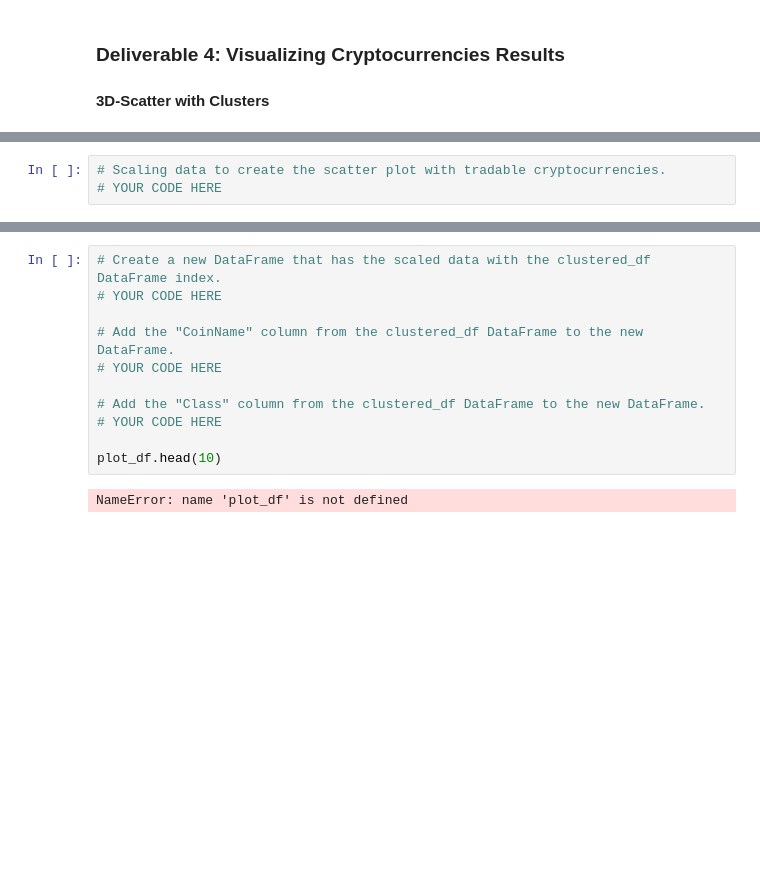
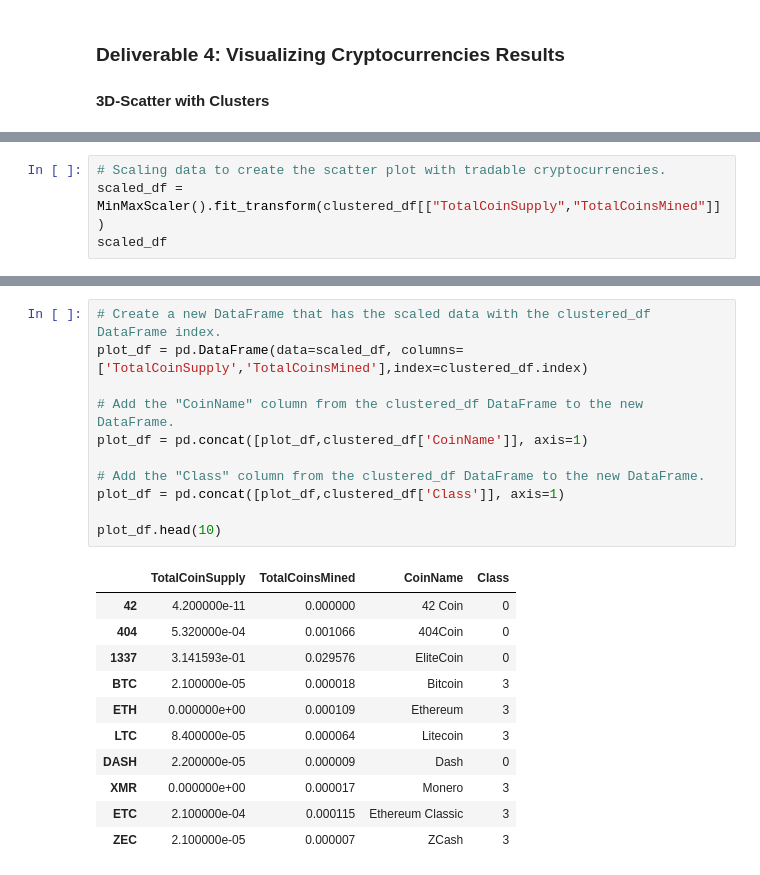
Before and after one commit to pranavspatel/Cryptocurrencies, a Jupyter notebook: crypto_clustering.ipynb, the cells around one changed output, grey strips where cells are left out. Cells and saved outputs as stored; diff of their text form; blank space fills up the shorter version.

Commit message:
Data visualization completed

```diff
--- a/crypto_clustering.ipynb
+++ b/crypto_clustering.ipynb
@@ -312,3 +329,4 @@ clustered_df.head(10)
 # %%
 # Scaling data to create the scatter plot with tradable cryptocurrencies.
-# YOUR CODE HERE
+scaled_df = MinMaxScaler().fit_transform(clustered_df[["TotalCoinSupply","TotalCoinsMined"]])
+scaled_df
@@ -315,15 +341,25 @@ clustered_df.head(10)
 # %%
 # Create a new DataFrame that has the scaled data with the clustered_df DataFrame index.
-# YOUR CODE HERE
+plot_df = pd.DataFrame(data=scaled_df, columns=['TotalCoinSupply','TotalCoinsMined'],index=clustered_df.index)
 
 # Add the "CoinName" column from the clustered_df DataFrame to the new DataFrame.
-# YOUR CODE HERE
+plot_df = pd.concat([plot_df,clustered_df['CoinName']], axis=1)
 
 # Add the "Class" column from the clustered_df DataFrame to the new DataFrame.
-# YOUR CODE HERE
+plot_df = pd.concat([plot_df,clustered_df['Class']], axis=1)
 
 plot_df.head(10)
 # %% [output]
-NameError: name 'plot_df' is not defined
+|  | TotalCoinSupply | TotalCoinsMined | CoinName | Class |
+| 42 | 4.200000e-11 | 0.000000 | 42 Coin | 0 |
+| 404 | 5.320000e-04 | 0.001066 | 404Coin | 0 |
+| 1337 | 3.141593e-01 | 0.029576 | EliteCoin | 0 |
+| BTC | 2.100000e-05 | 0.000018 | Bitcoin | 3 |
+| ETH | 0.000000e+00 | 0.000109 | Ethereum | 3 |
+| LTC | 8.400000e-05 | 0.000064 | Litecoin | 3 |
+| DASH | 2.200000e-05 | 0.000009 | Dash | 0 |
+| XMR | 0.000000e+00 | 0.000017 | Monero | 3 |
+| ETC | 2.100000e-04 | 0.000115 | Ethereum Classic | 3 |
+| ZEC | 2.100000e-05 | 0.000007 | ZCash | 3 |
 # %%
 # Create a hvplot.scatter plot using x="TotalCoinsMined" and y="TotalCoinSupply".
```
Also changed, not shown: parts of 7 cells of this notebook.
